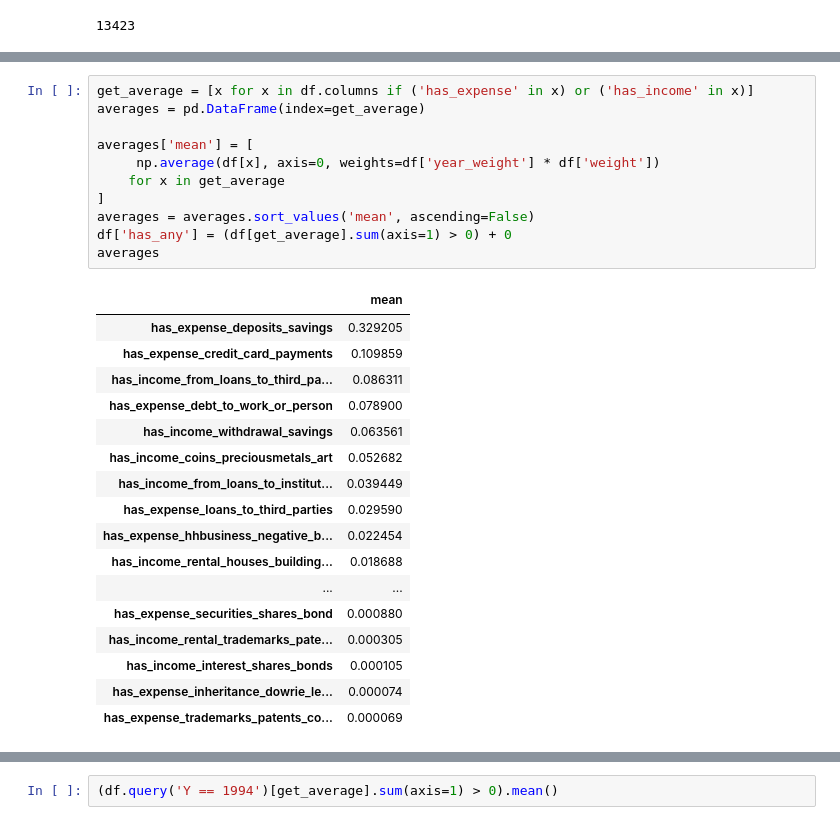
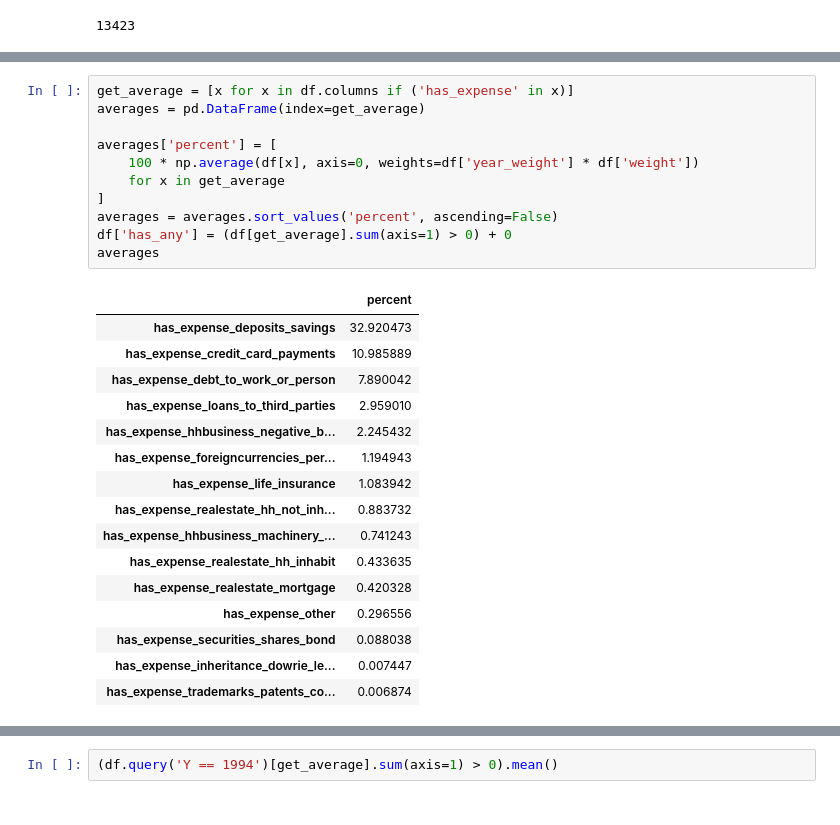
Before and after one commit to mjv2146/household-consumption, a Jupyter notebook: codenew/03_financial_markets.ipynb, the cells around one changed output, grey strips where cells are left out. Saved outputs shown, nothing was run; the diff lists cells and outputs as text.

```diff
--- a/codenew/03_financial_markets.ipynb
+++ b/codenew/03_financial_markets.ipynb
@@ -74,29 +100,28 @@ df = df.merge(deciles[['hhid', 'Y', 'decile']], on=['hhid', 'Y'], how='outer')
 # %%
-get_average = [x for x in df.columns if ('has_expense' in x) or ('has_income' in x)]
+get_average = [x for x in df.columns if ('has_expense' in x)]
 averages = pd.DataFrame(index=get_average)
 
-averages['mean'] = [
-     np.average(df[x], axis=0, weights=df['year_weight'] * df['weight'])
+averages['percent'] = [
+    100 * np.average(df[x], axis=0, weights=df['year_weight'] * df['weight'])
     for x in get_average
 ]
-averages = averages.sort_values('mean', ascending=False)
+averages = averages.sort_values('percent', ascending=False)
 df['has_any'] = (df[get_average].sum(axis=1) > 0) + 0
 averages
 # %% [output]
-|  | mean |
-| has_expense_deposits_savings | 0.329205 |
-| has_expense_credit_card_payments | 0.109859 |
-| has_income_from_loans_to_third_pa... | 0.086311 |
-| has_expense_debt_to_work_or_person | 0.078900 |
-| has_income_withdrawal_savings | 0.063561 |
-| has_income_coins_preciousmetals_art | 0.052682 |
-| has_income_from_loans_to_institut... | 0.039449 |
-| has_expense_loans_to_third_parties | 0.029590 |
-| has_expense_hhbusiness_negative_b... | 0.022454 |
-| has_income_rental_houses_building... | 0.018688 |
-| ... | ... |
-| has_expense_securities_shares_bond | 0.000880 |
-| has_income_rental_trademarks_pate... | 0.000305 |
-| has_income_interest_shares_bonds | 0.000105 |
-| has_expense_inheritance_dowrie_le... | 0.000074 |
-| has_expense_trademarks_patents_co... | 0.000069 |
+|  | percent |
+| has_expense_deposits_savings | 32.920473 |
+| has_expense_credit_card_payments | 10.985889 |
+| has_expense_debt_to_work_or_person | 7.890042 |
+| has_expense_loans_to_third_parties | 2.959010 |
+| has_expense_hhbusiness_negative_b... | 2.245432 |
+| has_expense_foreigncurrencies_per... | 1.194943 |
+| has_expense_life_insurance | 1.083942 |
+| has_expense_realestate_hh_not_inh... | 0.883732 |
+| has_expense_hhbusiness_machinery_... | 0.741243 |
+| has_expense_realestate_hh_inhabit | 0.433635 |
+| has_expense_realestate_mortgage | 0.420328 |
+| has_expense_other | 0.296556 |
+| has_expense_securities_shares_bond | 0.088038 |
+| has_expense_inheritance_dowrie_le... | 0.007447 |
+| has_expense_trademarks_patents_co... | 0.006874 |
```
Also changed, not shown: parts of 11 cells of this notebook, 5 other files.
